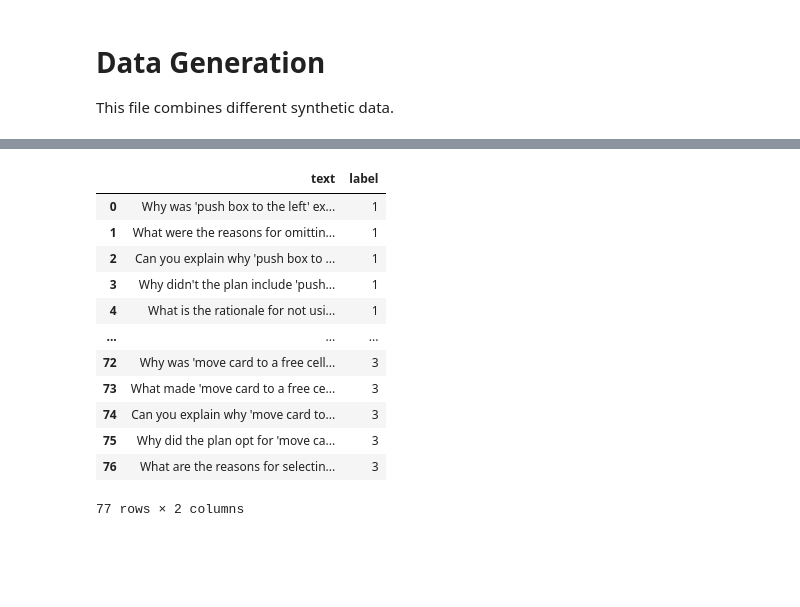
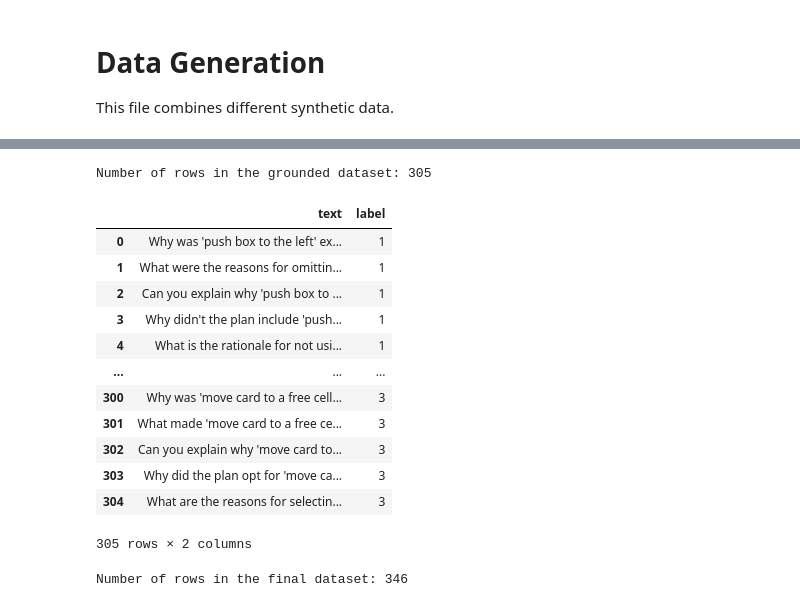
Before and after one commit to g-nitin/Contrastive-Planning, a Jupyter notebook: framework_nlp/data/data_generation.ipynb, the cells around one changed output, grey strips where cells are left out. Saved outputs shown, nothing was run; the diff lists cells and outputs as text; code cells hidden in the pictures; blank space fills up the shorter version.

Commit message:
Adding new data and results

```diff
--- a/framework_nlp/data/data_generation.ipynb
+++ b/framework_nlp/data/data_generation.ipynb
@@ -52 +7,8 @@ df.head()
+# %%
+# Define intents
+intents = {
+    "Why is action A not used in the plan?": 1,
+    "Why is action A used in the plan?": 2,
+    "Why is action A used rather than action B?": 3
+}
 # %%
@@ -104,0 +65,6 @@ df_2.head()
+# %%
+# Generate dataset
+lifted_data = []
+for intent, label in intents.items():
+    for question in lifted_queries[intent]:
+        lifted_data.append([question, label])
@@ -105,6 +84,11 @@ df_2.head()
 # %%
-# Generate new dataset for each domain
 def generate_domain_data(domain_questions, intent_label):
+    """
+    Generate new dataset for each domain
+    :param domain_questions: A dict containing the intent (key) and a list of example queries (value).
+    :param intent_label: A dict of intent string (key) to int value.
+    :return: A list of lists containing the examples for the intents.
+    """
     domain_data = []
     for intent, questions in domain_questions.items():
         for question in questions:
@@ -234,33 +439,38 @@ intent_label = {
 # %%
 # Generate data for each domain
-sokoban_data = generate_domain_data(sokoban_questions, intent_label)
-rubiks_cube_data = generate_domain_data(rubiks_cube_questions, intent_label)
-n_puzzle_data = generate_domain_data(n_puzzle_questions, intent_label)
-freecell_data = generate_domain_data(freecell_questions, intent_label)
+sokoban_data = generate_domain_data(sokoban_questions, intents)
+rubiks_cube_data = generate_domain_data(rubiks_cube_questions, intents)
+n_puzzle_data = generate_domain_data(n_puzzle_questions, intents)
+freecell_data = generate_domain_data(freecell_questions, intents)
 
 # Combine all data
-combined_data = sokoban_data + rubiks_cube_data + n_puzzle_data + freecell_data
+grounded_data = sokoban_data + rubiks_cube_data + n_puzzle_data + freecell_data
 
 # Convert to DataFrame
-combined_df = pd.DataFrame(combined_data, columns=["text", "label"])
-combined_df
+grounded_df = pd.DataFrame(grounded_data, columns=["text", "label"])
+print(f"Number of rows in the grounded dataset: {grounded_df.shape[0]}")
+grounded_df
 # %% [output]
+Number of rows in the grounded dataset: 305
 |  | text | label |
 | 0 | Why was 'push box to the left' ex... | 1 |
 | 1 | What were the reasons for omittin... | 1 |
 | 2 | Can you explain why 'push box to ... | 1 |
 | 3 | Why didn't the plan include 'push... | 1 |
 | 4 | What is the rationale for not usi... | 1 |
 | ... | ... | ... |
-| 72 | Why was 'move card to a free cell... | 3 |
-| 73 | What made 'move card to a free ce... | 3 |
-| 74 | Can you explain why 'move card to... | 3 |
-| 75 | Why did the plan opt for 'move ca... | 3 |
-| 76 | What are the reasons for selectin... | 3 |
+| 300 | Why was 'move card to a free cell... | 3 |
+| 301 | What made 'move card to a free ce... | 3 |
+| 302 | Can you explain why 'move card to... | 3 |
+| 303 | Why did the plan opt for 'move ca... | 3 |
+| 304 | What are the reasons for selectin... | 3 |
-77 rows × 2 columns
+305 rows × 2 columns
 # %%
-df_final = pd.concat([df, df_2, combined_df], ignore_index=True)
+df_final = pd.concat([lifted_df, grounded_df], ignore_index=True)
+print(f"Number of rows in the final dataset: {df_final.shape[0]}")
 
 # Save to CSV
 file_path = "./intent_classification_dataset.csv"
 df_final.to_csv(file_path, index=False)
+# %% [output]
+Number of rows in the final dataset: 346
```
Also changed, not shown: parts of 6 cells of this notebook, 4 other files.
